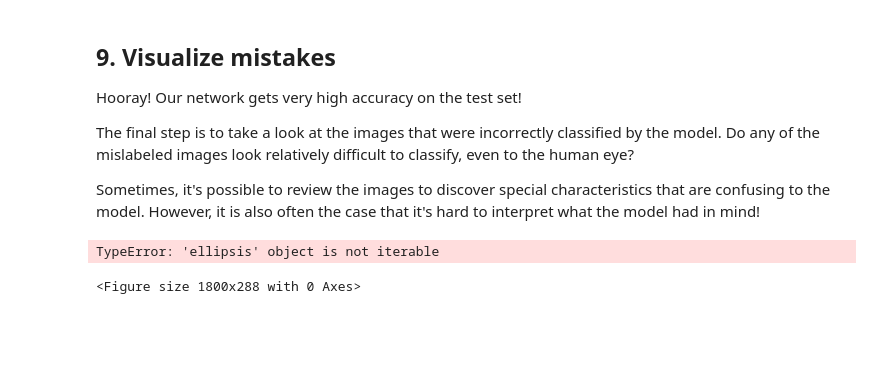
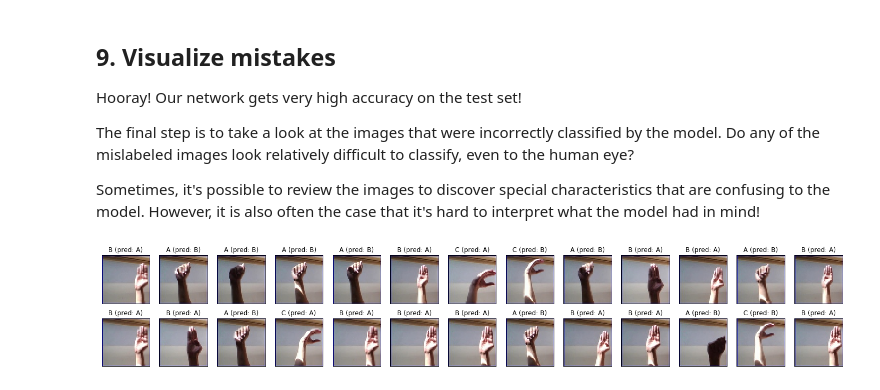
Before and after one commit to simranmakandar/ASL-Recognition-with-Deep-Learning, a Jupyter notebook: notebook.ipynb, the cells around one changed output. Drawn from its saved outputs; the diff is of its cells as text; code cells hidden in the pictures; blank space fills up the shorter version.

```diff
--- a/notebook.ipynb
+++ b/notebook.ipynb
@@ -174,19 +174,18 @@ Test accuracy: 0.9325
 # %%
 # Get predicted probabilities for test dataset
 y_probs = model.predict(x_test)
 
 # Get predicted labels for test dataset
-y_preds =
+y_preds = np.argmax(y_probs, axis=1)
 
 # Indices corresponding to test images which were mislabeled
-bad_test_idxs = ...
+bad_test_idxs = np.where(y_preds!=y_test)[0]
 
 # Print mislabeled examples
 fig = plt.figure(figsize=(25,4))
 for i, idx in enumerate(bad_test_idxs):
     ax = fig.add_subplot(2, np.ceil(len(bad_test_idxs)/2), i + 1, xticks=[], yticks=[])
     ax.imshow(np.squeeze(x_test[idx]))
     ax.set_title("{} (pred: {})".format(labels[y_test[idx]], labels[y_preds[idx]]))
 # %% [output]
-TypeError: 'ellipsis' object is not iterable
-<Figure size 1800x288 with 0 Axes>
+[figure, added]
```
Also changed, not shown: parts of 3 cells of this notebook.
